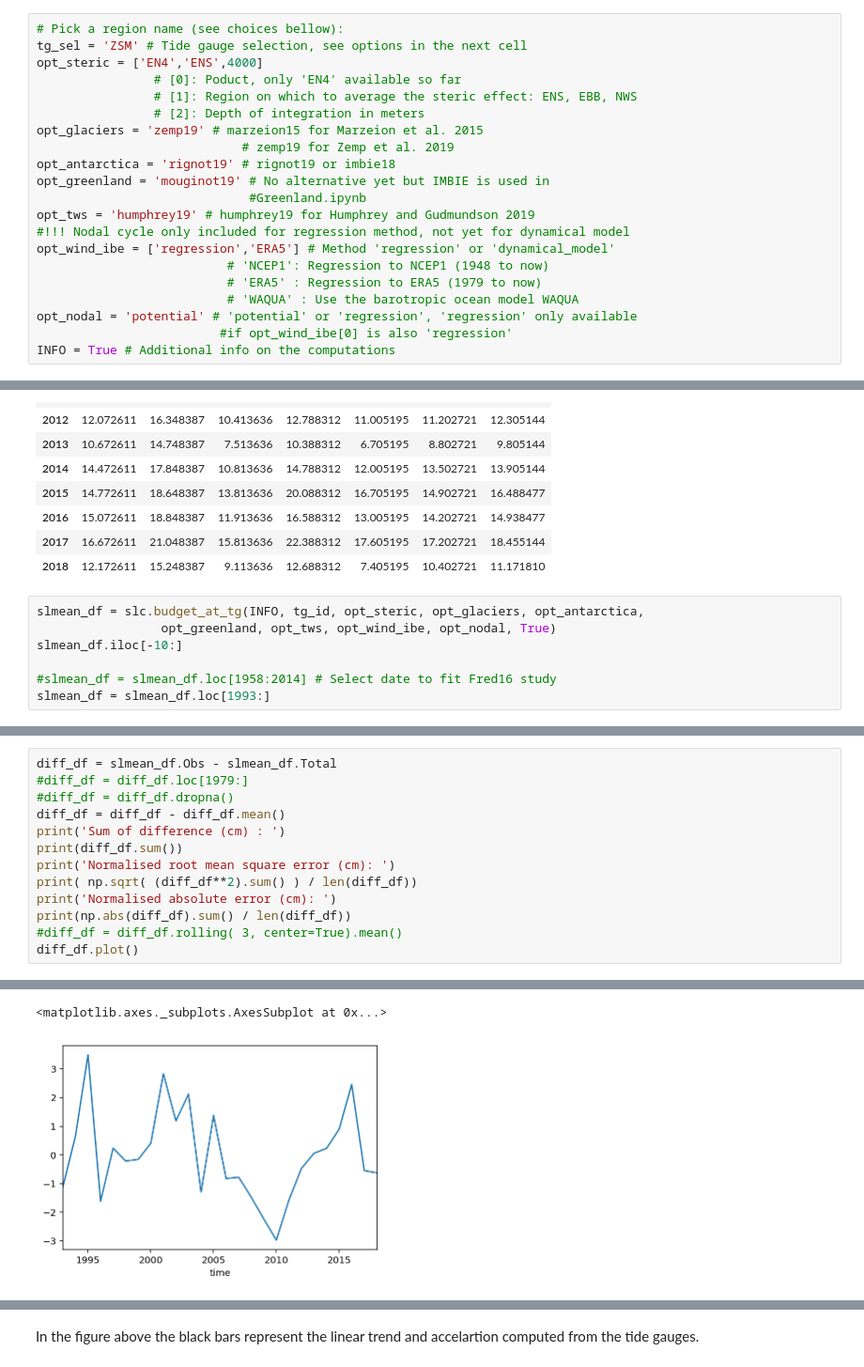
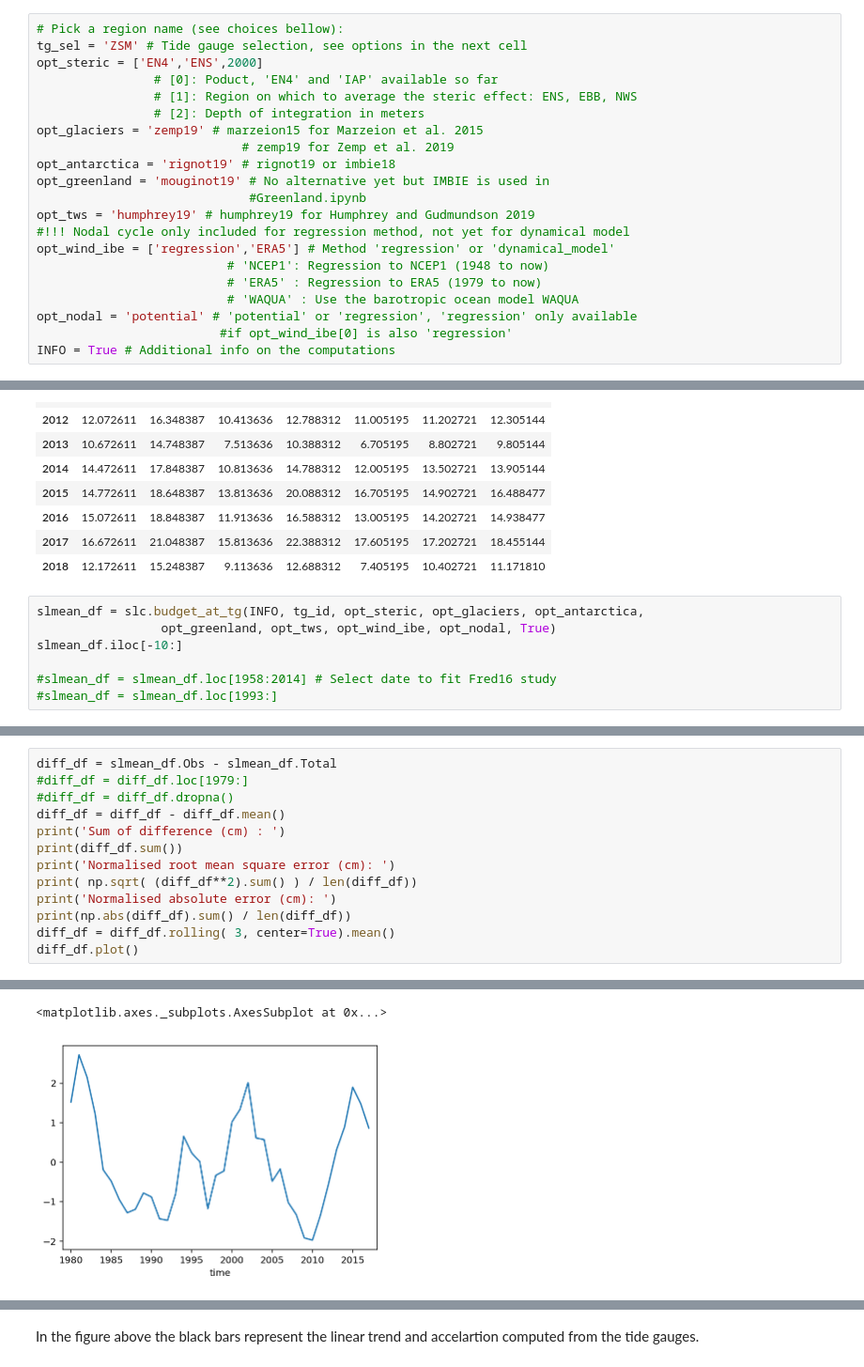
Before and after one commit to Jacobiaan/SLBudget, a Jupyter notebook: notebooks/Budget.ipynb, the cells around one changed output, grey strips where cells are left out. Shown at 94% size. Drawn from its saved outputs; the diff is of its cells as text.

```diff
--- a/notebooks/Budget.ipynb
+++ b/notebooks/Budget.ipynb
@@ -27,8 +27,8 @@ path_outputs = '../outputs/'
 # %%
 # Pick a region name (see choices bellow):
 tg_sel = 'ZSM' # Tide gauge selection, see options in the next cell
-opt_steric = ['EN4','ENS',4000]
-                # [0]: Poduct, only 'EN4' available so far
+opt_steric = ['EN4','ENS',2000]
+                # [0]: Poduct, 'EN4' and 'IAP' available so far
                 # [1]: Region on which to average the steric effect: ENS, EBB, NWS
                 # [2]: Depth of integration in meters
 opt_glaciers = 'zemp19' # marzeion15 for Marzeion et al. 2015
@@ -82,7 +82,7 @@ slmean_df = slc.budget_at_tg(INFO, tg_id, opt_steric, opt_glaciers, opt_antarcti
 slmean_df.iloc[-10:]
 
 #slmean_df = slmean_df.loc[1958:2014] # Select date to fit Fred16 study
-slmean_df = slmean_df.loc[1993:]
+#slmean_df = slmean_df.loc[1993:]
 # %% [output]
 Working on tide gauge id: 20
 found point 51.5 3.5
@@ -125,7 +137,7 @@ print('Normalised root mean square error (cm): ')
 print( np.sqrt( (diff_df**2).sum() ) / len(diff_df))
 print('Normalised absolute error (cm): ')
 print(np.abs(diff_df).sum() / len(diff_df))
-#diff_df = diff_df.rolling( 3, center=True).mean()
+diff_df = diff_df.rolling( 3, center=True).mean()
 diff_df.plot()
 # %% [output]
 Sum of difference (cm) :
@@ -137,5 +149,5 @@ Normalised absolute error (cm):
 <matplotlib.axes._subplots.AxesSubplot at 0x...>
-[figure, old version]
+[figure, new version]
 # %%
 # Study the trend and acceleration budget
 lin_trend = np.polyfit(slmean_df.index, slmean_df * 10, 1)[0,:]  # Convert from cm to mm
```
Also changed, not shown: parts of 4 cells of this notebook, 2 other files.
